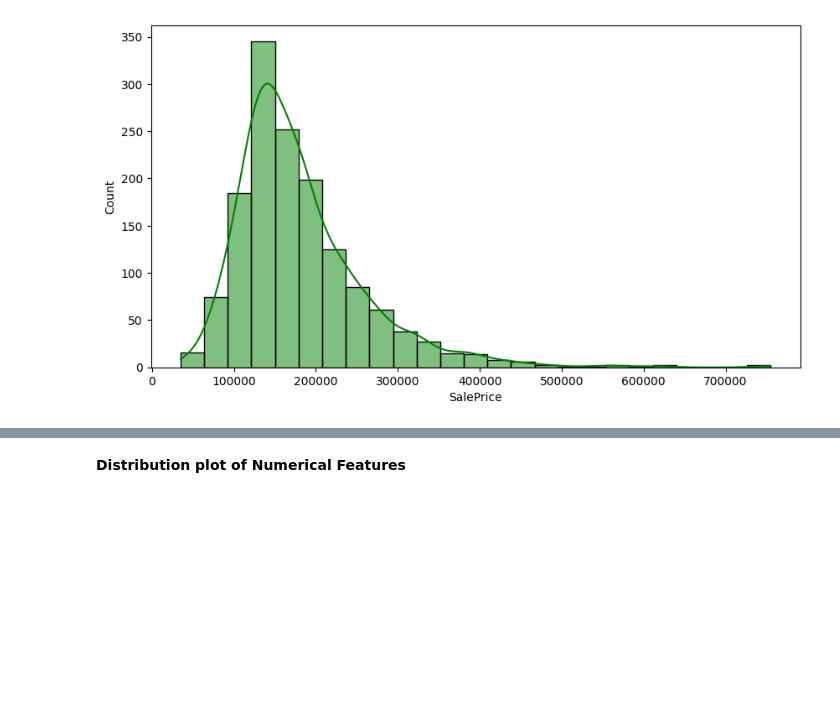
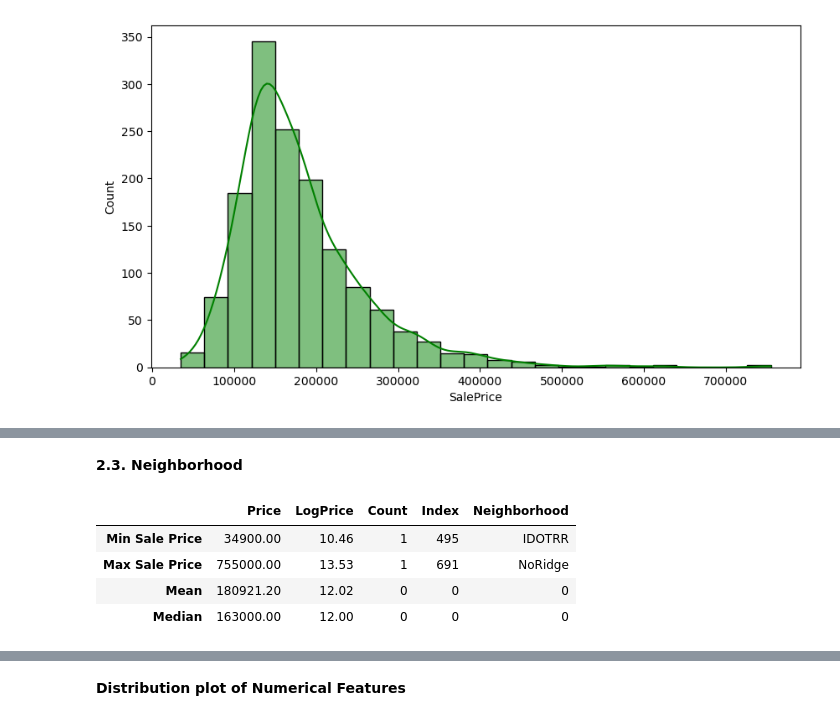
Before and after one commit to annugit1655/Real-Estate-Price-Prediction, a Jupyter notebook: Real-Estate-Price-Prediction/notebooks/Statistical-notebook.ipynb, the cells around one changed output, grey strips where cells are left out. Saved outputs shown, nothing was run; the diff lists cells and outputs as text; code cells hidden in the pictures; blank space fills up the shorter version.

```diff
--- a/Real-Estate-Price-Prediction/notebooks/Statistical-notebook.ipynb
+++ b/Real-Estate-Price-Prediction/notebooks/Statistical-notebook.ipynb
@@ -333,0 +379,39 @@ fig.subplots_adjust(bottom=0.2)
+# %% [markdown]
+**2.3. Neighborhood**
+# %%
+import pandas as pd
+
+# Assume you already computed these
+min_price = df_train['SalePrice'].min()
+max_price = df_train['SalePrice'].max()
+mean_price = df_train['SalePrice'].mean()
+median_price = df_train['SalePrice'].median()
+log_mean_price = df_train['LogSalePrice'].mean()
+log_median_price = df_train['LogSalePrice'].median()
+log_min_price = df_train['LogSalePrice'].min()
+log_max_price = df_train['LogSalePrice'].max()
+count_min = (df_train['SalePrice'] == min_price).sum()
+count_max = (df_train['SalePrice'] == max_price).sum()
+neighborhood_min = df_train.loc[df_train['SalePrice'] == min_price, 'Neighborhood'].unique()
+neighborhood_max = df_train.loc[df_train['SalePrice'] == max_price, 'Neighborhood'].unique()
+index_min = df_train.loc[df_train['SalePrice'] == min_price].index
+index_max = df_train.loc[df_train['SalePrice'] == max_price].index
+# Build DataFrame correctly
+summary = pd.DataFrame(
+    {
+        "Price": [min_price, max_price, mean_price, median_price],
+        "LogPrice" : [log_min_price, log_max_price, log_mean_price, log_median_price],
+        "Count": [count_min, count_max, 0, 0],
+        "Index" :[index_min[0], index_max[0], 0, 0],
+        "Neighborhood": [neighborhood_min[0], neighborhood_max[0], 0, 0]
+    },
+    index=["Min Sale Price", "Max Sale Price", "Mean", "Median"]
+)
+
+display(summary)
+# %% [output]
+|  | Price | LogPrice | Count | Index | Neighborhood |
+| Min Sale Price | 34900.00 | 10.46 | 1 | 495 | IDOTRR |
+| Max Sale Price | 755000.00 | 13.53 | 1 | 691 | NoRidge |
+| Mean | 180921.20 | 12.02 | 0 | 0 | 0 |
+| Median | 163000.00 | 12.00 | 0 | 0 | 0 |
```
Also changed, not shown: parts of 28 cells of this notebook.
